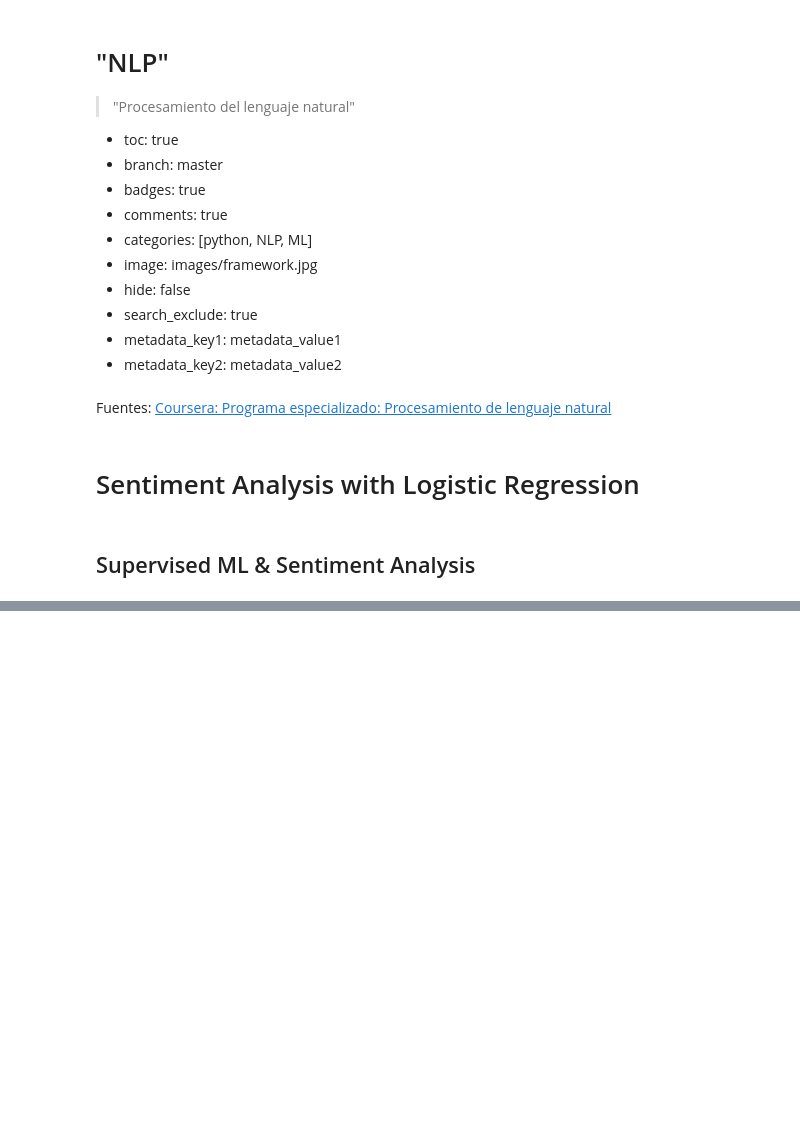
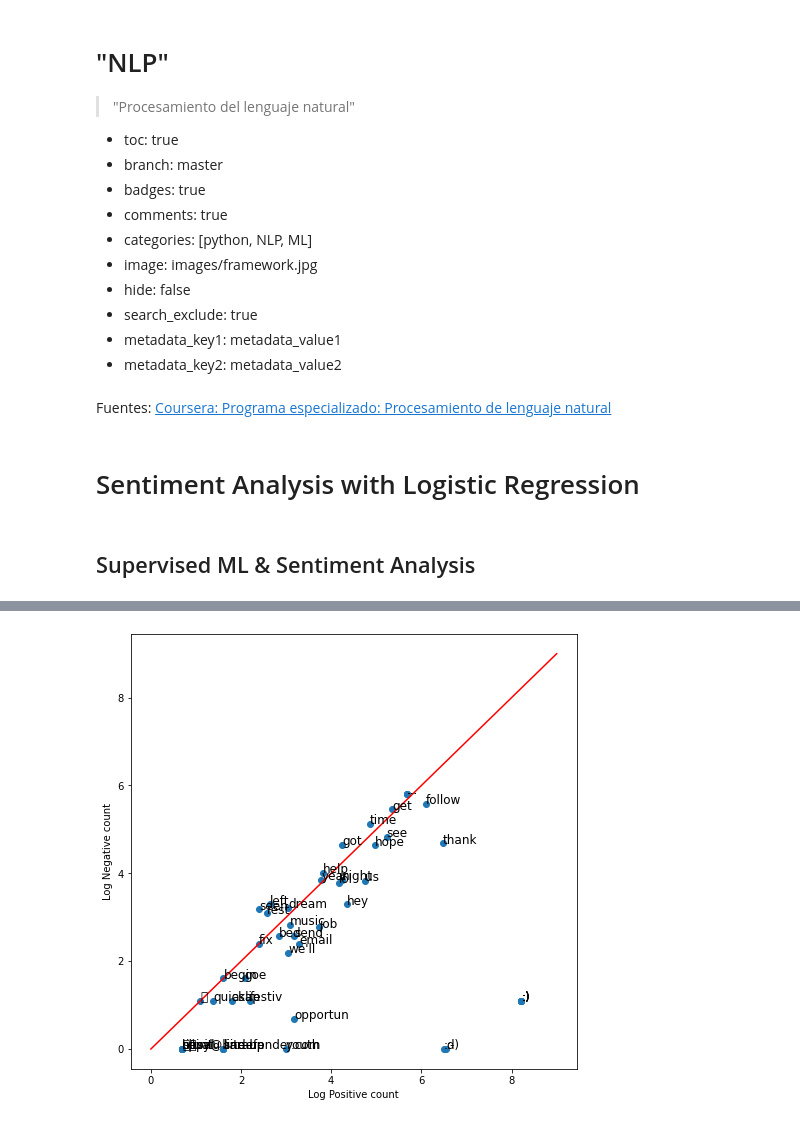
Before and after one commit to juandrh/blog, a Jupyter notebook: _notebooks/2022-04-16-NLP.ipynb, the cells around one changed output, grey strips where cells are left out. Saved outputs shown, nothing was run; the diff lists cells and outputs as text; code cells hidden in the pictures; blank space fills up the shorter version.

```diff
--- a/_notebooks/2022-04-16-NLP.ipynb
+++ b/_notebooks/2022-04-16-NLP.ipynb
@@ -35,0 +38,4 @@ Feature Extraction = 1 in the corresponding index for any word in the tweet, and
+# %%
+# select the set of positive and negative tweets
+all_positive_tweets = twitter_samples.strings('positive_tweets.json')
+all_negative_tweets = twitter_samples.strings('negative_tweets.json')
@@ -35,0 +251,14 @@ Feature Extraction = 1 in the corresponding index for any word in the tweet, and
+# %%
+# concatenate the lists, 1st part is the positive tweets followed by the negative
+tweets = all_positive_tweets + all_negative_tweets
+# make a numpy array representing labels of the tweets
+labels = np.append(np.ones((len(all_positive_tweets))), np.zeros((len(all_negative_tweets))))
+# %%
+# create frequency dictionary
+freqs = build_freqs(tweets, labels)
+
+# check data type
+print(f'type(freqs) = {type(freqs)}')
+
+# check length of the dictionary
+print(f'len(freqs) = {len(freqs)}')
@@ -35,0 +268,3 @@ Feature Extraction = 1 in the corresponding index for any word in the tweet, and
+# %%
+tweet = all_positive_tweets[2277]
+print(process_tweet(tweet))
@@ -35,0 +328,25 @@ Feature Extraction = 1 in the corresponding index for any word in the tweet, and
+# %%
+data1= data[200:250]
+fig, ax = plt.subplots(figsize = (8, 8))
+
+# convert positive raw counts to logarithmic scale. we add 1 to avoid log(0)
+x = np.log([x[1] + 1 for x in data1])
+
+# do the same for the negative counts
+y = np.log([x[2] + 1 for x in data1])
+
+# Plot a dot for each pair of words
+ax.scatter(x, y)
+
+# assign axis labels
+plt.xlabel("Log Positive count")
+plt.ylabel("Log Negative count")
+
+# Add the word as the label at the same position as you added the points just before
+for i in range(0, len(data1)):
+    ax.annotate(data1[i][0], (x[i], y[i]), fontsize=12)
+
+ax.plot([0, 9], [0, 9], color = 'red') # Plot the red line that divides the 2 areas.
+plt.show()
+# %% [output]
+[figure, added]
```
Also changed, not shown: parts of 50 cells of this notebook.
